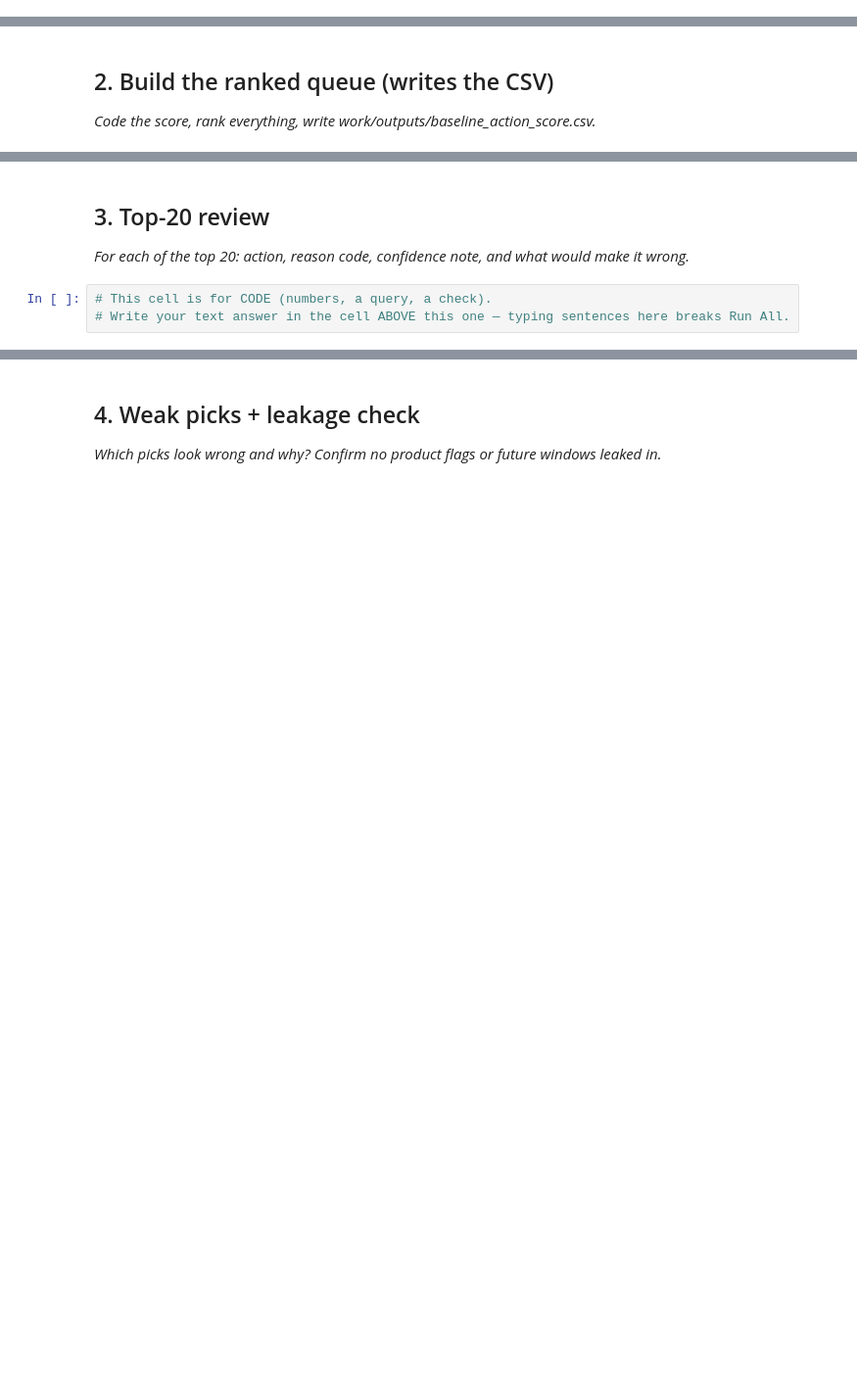
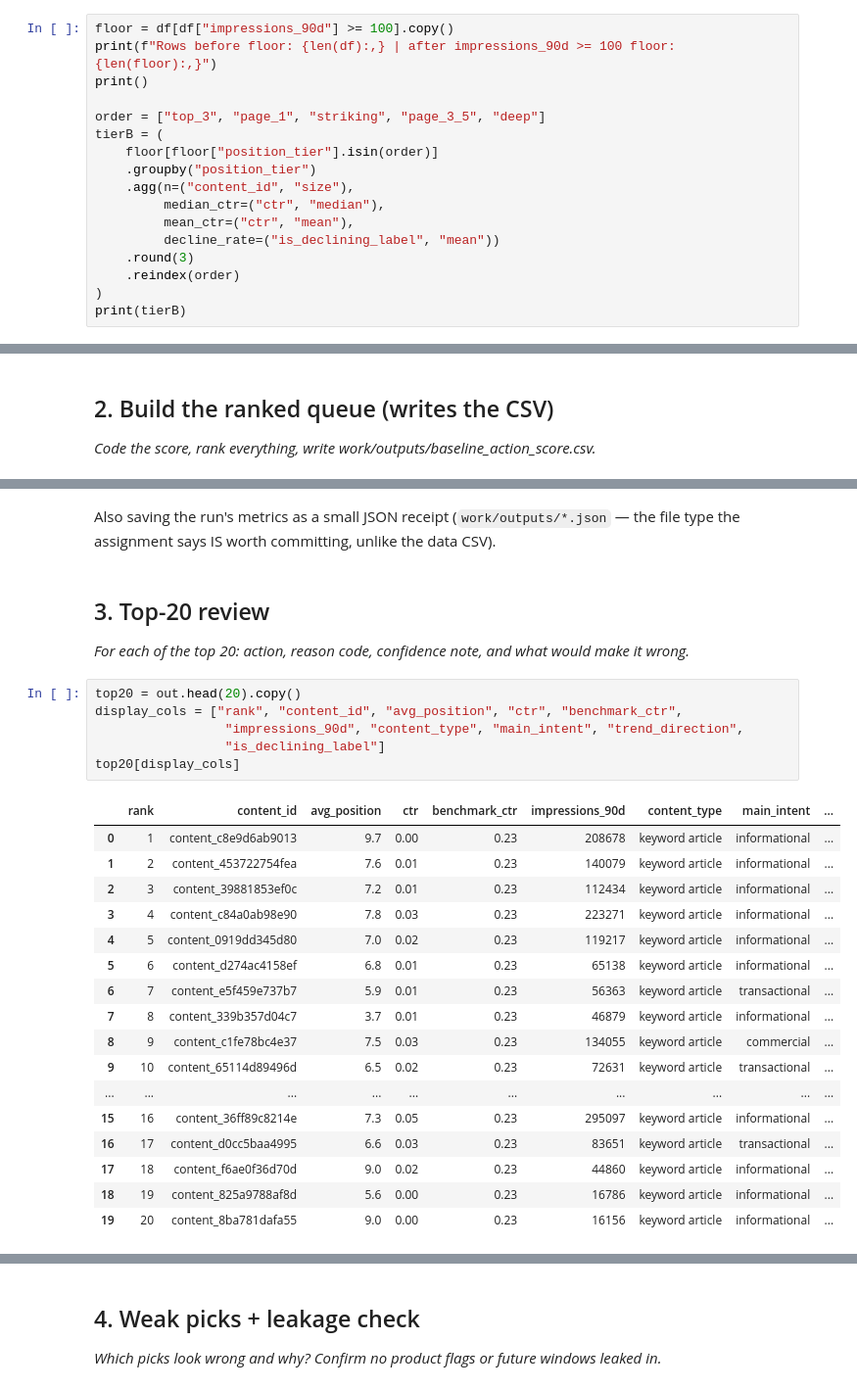
Before and after one commit to HSB-25/flyrank-ml-internship-W1-Run-the-Starter-Notebooks, a Jupyter notebook: work/notebooks/w04_baseline_score.ipynb, the cells around one changed output, grey strips where cells are left out. Shown at 98% size. Cells and saved outputs as stored; diff of their text form; blank space fills up the shorter version.

```diff
--- a/work/notebooks/w04_baseline_score.ipynb
+++ b/work/notebooks/w04_baseline_score.ipynb
@@ -15,0 +121,17 @@ This skeleton is yours to fill. Work the sections **in order** — each one has
+# %%
+floor = df[df["impressions_90d"] >= 100].copy()
+print(f"Rows before floor: {len(df):,} | after impressions_90d >= 100 floor: {len(floor):,}")
+print()
+
+order = ["top_3", "page_1", "striking", "page_3_5", "deep"]
+tierB = (
+    floor[floor["position_tier"].isin(order)]
+    .groupby("position_tier")
+    .agg(n=("content_id", "size"),
+         median_ctr=("ctr", "median"),
+         mean_ctr=("ctr", "mean"),
+         decline_rate=("is_declining_label", "mean"))
+    .round(3)
+    .reindex(order)
+)
+print(tierB)
@@ -23,7 +265,31 @@ This skeleton is yours to fill. Work the sections **in order** — each one has
+# %% [markdown]
+Also saving the run's metrics as a small JSON receipt (`work/outputs/*.json` — the file
+type the assignment says IS worth committing, unlike the data CSV).
 # %% [markdown]
 ## 3. Top-20 review
 
 *For each of the top 20: action, reason code, confidence note, and what would make it wrong.*
-# %%
-# This cell is for CODE (numbers, a query, a check).
-# Write your text answer in the cell ABOVE this one — typing sentences here breaks Run All.
+# %%
+top20 = out.head(20).copy()
+display_cols = ["rank", "content_id", "avg_position", "ctr", "benchmark_ctr",
+                 "impressions_90d", "content_type", "main_intent", "trend_direction",
+                 "is_declining_label"]
+top20[display_cols]
+# %% [output]
+|  | rank | content_id | avg_position | ctr | benchmark_ctr | impressions_90d | content_type | main_intent | ... |
+| 0 | 1 | content_c8e9d6ab9013 | 9.7 | 0.00 | 0.23 | 208678 | keyword article | informational | ... |
+| 1 | 2 | content_453722754fea | 7.6 | 0.01 | 0.23 | 140079 | keyword article | informational | ... |
+| 2 | 3 | content_39881853ef0c | 7.2 | 0.01 | 0.23 | 112434 | keyword article | informational | ... |
+| 3 | 4 | content_c84a0ab98e90 | 7.8 | 0.03 | 0.23 | 223271 | keyword article | informational | ... |
+| 4 | 5 | content_0919dd345d80 | 7.0 | 0.02 | 0.23 | 119217 | keyword article | informational | ... |
+| 5 | 6 | content_d274ac4158ef | 6.8 | 0.01 | 0.23 | 65138 | keyword article | informational | ... |
+| 6 | 7 | content_e5f459e737b7 | 5.9 | 0.01 | 0.23 | 56363 | keyword article | transactional | ... |
+| 7 | 8 | content_339b357d04c7 | 3.7 | 0.01 | 0.23 | 46879 | keyword article | informational | ... |
+| 8 | 9 | content_c1fe78bc4e37 | 7.5 | 0.03 | 0.23 | 134055 | keyword article | commercial | ... |
+| 9 | 10 | content_65114d89496d | 6.5 | 0.02 | 0.23 | 72631 | keyword article | transactional | ... |
+| ... | ... | ... | ... | ... | ... | ... | ... | ... | ... |
+| 15 | 16 | content_36ff89c8214e | 7.3 | 0.05 | 0.23 | 295097 | keyword article | informational | ... |
+| 16 | 17 | content_d0cc5baa4995 | 6.6 | 0.03 | 0.23 | 83651 | keyword article | transactional | ... |
+| 17 | 18 | content_f6ae0f36d70d | 9.0 | 0.02 | 0.23 | 44860 | keyword article | informational | ... |
+| 18 | 19 | content_825a9788af8d | 5.6 | 0.00 | 0.23 | 16786 | keyword article | informational | ... |
+| 19 | 20 | content_8ba781dafa55 | 9.0 | 0.00 | 0.23 | 16156 | keyword article | informational | ... |
```
Also changed, not shown: parts of 19 cells of this notebook.
